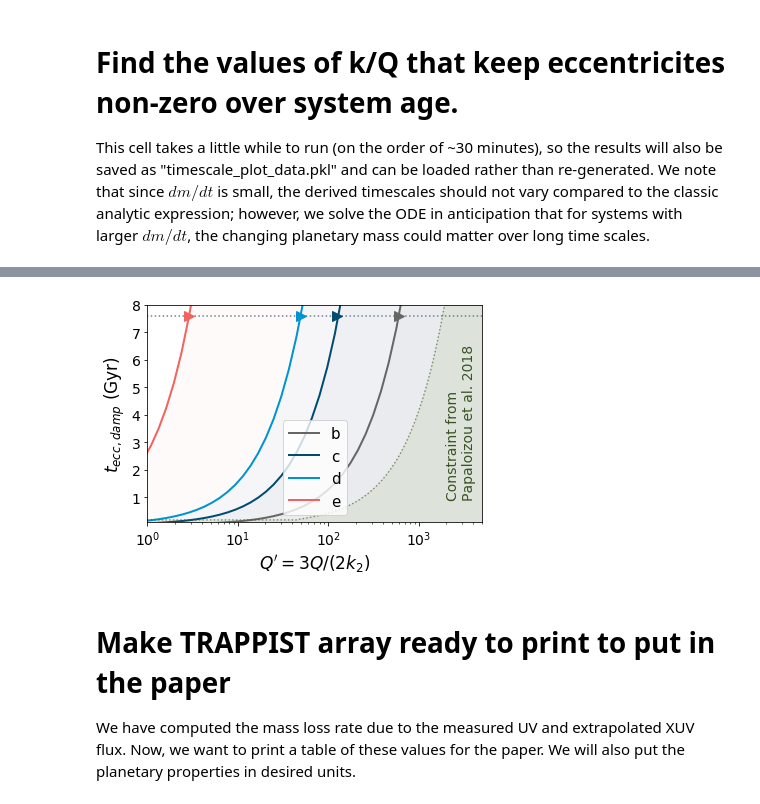
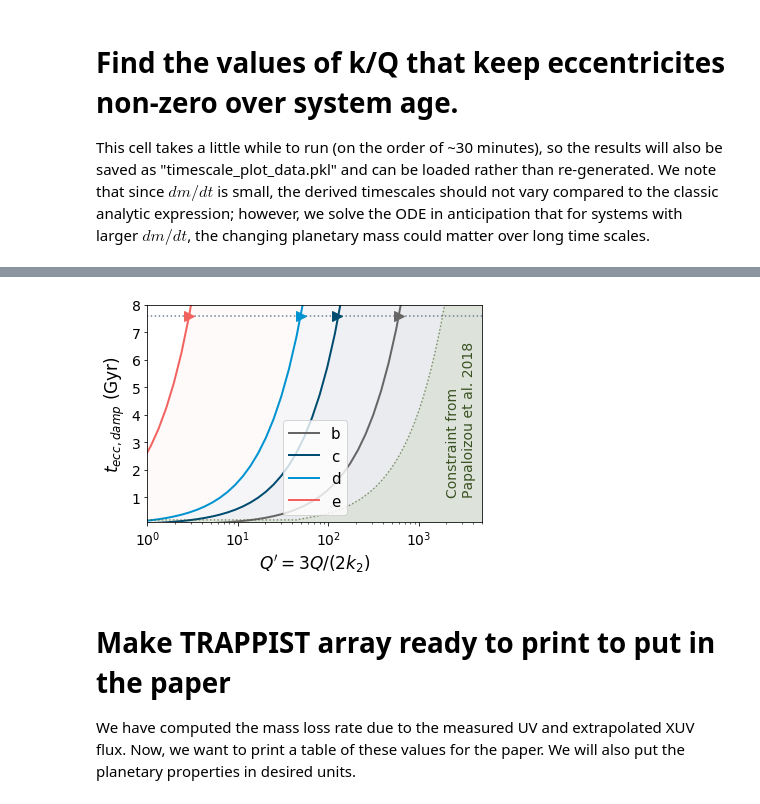
Before and after one commit to jxcbecker/trappist1, a Jupyter notebook: MakeFigures.ipynb, the cells around one changed output, grey strips where cells are left out. Drawn from its saved outputs; the diff is of its cells as text; code cells hidden in the pictures.

```diff
--- a/MakeFigures.ipynb
+++ b/MakeFigures.ipynb
@@ -669,35 +671,35 @@ for i, plano in enumerate(['b','c','d','e']):
 
 ytimes = np.linspace(0,9)
 pap_est = 1.2*10**3*(ytimes/5)
 fill_between(np.append(pap_est, 10000), np.append(ytimes,10), color= '#458B00', alpha=0.08)
 plot(pap_est, ytimes, '#3B5323', linewidth=1.4,linestyle=":", alpha=0.6)
 hlines(7.6, 0, 5000, 'SlateGrey', linestyle=":")
 xscale('log')
 xlim(1, 5e3)
 ylim(0.1, 8)
 xticks(fontsize=14)
 yticks(fontsize=14)
 xlabel("$Q' = 3 Q / (2 k_{2})$", fontsize=17)
 ylabel("$t_{ecc, damp}$ (Gyr)", fontsize=17)
 
 
 # the arrows are added manually at the intersection point between curve and 7.6 Gyr line
 
 
 endt = [600, 125, 54, 3] # initial guesses
 for i, plano in enumerate(['b','c','d','e']):
     x = 3/2. * 1./answers['k/Q']
     y = scipy.interpolate.interp1d(x, answers[plano +'time']/1e9)
     xtest = np.linspace(1,endt[i], 5000)
     ynew = y(xtest)
     plot(xtest[np.argmin(np.abs(ynew - 7.6))], 7.6, marker ='>', color=colors_for_this[i],markersize = 10,)
 
-text(2000, 1,"Constraint from \nPapaloizou et al. 2018", color = '#3B5323', fontsize=14, rotation=90)
+text(2000, 5.7,"Constraint from \nPapaloizou et al. 2018", color = '#3B5323', fontsize=14, rotation=90)
 legend(fontsize= 15, loc='lower center')
 
 savefig(paperFigures + "timescale_plot_t1.pdf",  dpi=150, bbox_inches = 'tight')
 # %% [output]
-[figure, old version]
+[figure, new version]
 # %% [markdown]
 # Make TRAPPIST array ready to print to put in the paper
 We have computed the mass loss rate due to the measured UV and extrapolated XUV flux. Now, we want to print a table of these values for the paper. We will also put the planetary properties in desired units.
```
Also changed, not shown: parts of 13 cells of this notebook, 28 other files.
